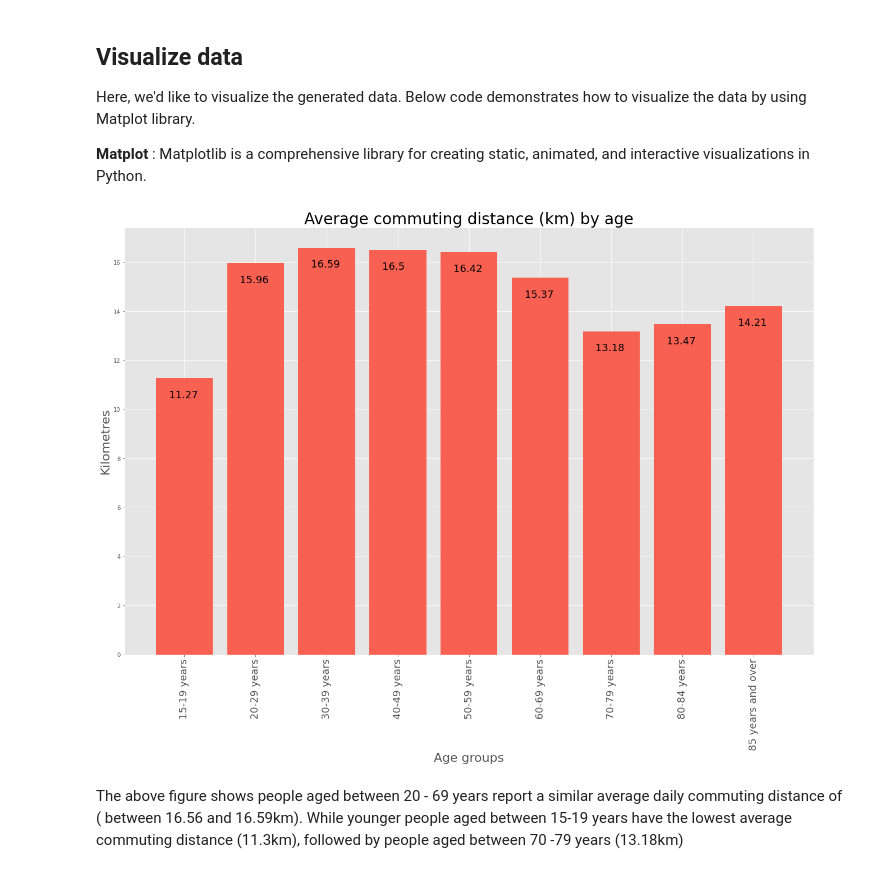
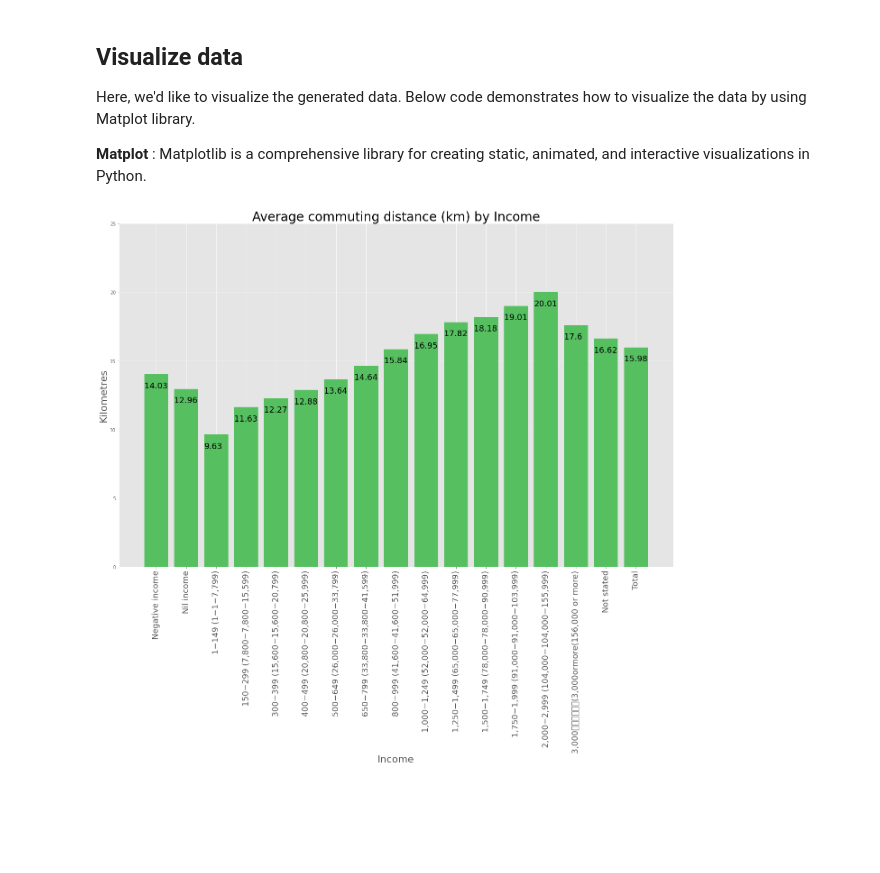
Before and after one commit to jihoonWoo/Commuting-distance-by-income, a Jupyter notebook: prepare_and_setup.ipynb, the cells around one changed output. Cells and saved outputs as stored; diff of their text form; code cells hidden in the pictures; blank space fills up the shorter version.

```diff
--- a/prepare_and_setup.ipynb
+++ b/prepare_and_setup.ipynb
@@ -19,6 +19,6 @@ import numpy as np
 input_path = '../../DATA/Commuting-Distance-by-Personal-Characteristics/generated_data/'
 input_file = 'transformed_data.xlsx'
 # %%
-df = pd.read_excel(input_path + input_file, usecols=[1, 2, 3])
+df = pd.read_excel(input_path + input_file, usecols=[1, 2, 3], sheet_name='income')
 df
 # %% [output]
@@ -44,27 +51,27 @@ Here, we'd like to visualize the generated data. Below code demonstrates how to
 # %%
 import matplotlib.pyplot as plt
 %matplotlib inline
+import warnings
+warnings.filterwarnings('ignore')
 plt.style.use('ggplot')
 
-x = list(df['Age group (AGEP)'])[:-1]
-AVG_distances = list(df['Average commuting distance \n(kilometres)'])[:-1]
+x = list(df['Weekly Income (INCP)'])
+AVG_distances = list(df['Average commuting distance \\n(kilometres)'])
 
 x_pos = [i for i, _ in enumerate(x)]
 plt.figure(figsize=(22,14))
-plt.bar(x_pos, AVG_distances, color='#F86051')
-plt.xlabel("Age groups", fontsize=22)
+plt.bar(x_pos, AVG_distances, color='#56C060')
+plt.xlabel("Income", fontsize=22)
 plt.ylabel("Kilometres", fontsize=22)
-plt.title("Average commuting distance (km) by age", fontsize=28)
+plt.title("Average commuting distance (km) by Income", fontsize=28)
+plt.ylim((0, 25))   # set the ylim to bottom, top
+for index, value in enumerate(AVG_distances):
+    plt.text(index-0.4, value - 1, str(round(value, 2)), fontsize=18)
 
-for index, value in enumerate(AVG_distances):
-    plt.text(index - 0.22, value - 0.8, str(round(value, 2)), fontsize=18)
+plt.xticks(x_pos, x, fontsize=18, rotation=90)
 
-plt.xticks(x_pos, x, fontsize=18, rotation = 90)
-
-plt.savefig('img/Commuting distance by age.pdf')
+plt.savefig('img/Commuting distance by income.pdf')
 
 plt.show()
 # %% [output]
-[figure, old version]
+[figure, new version]
-# %% [markdown]
-The above figure shows people aged between 20 - 69 years report a similar average daily commuting distance of ( between 16.56 and 16.59km). While younger people aged  between 15-19 years  have the lowest average commuting distance (11.3km), followed by people aged between 70 -79 years (13.18km)
```
Also changed, not shown: parts of 9 cells of this notebook, 2 other files.
